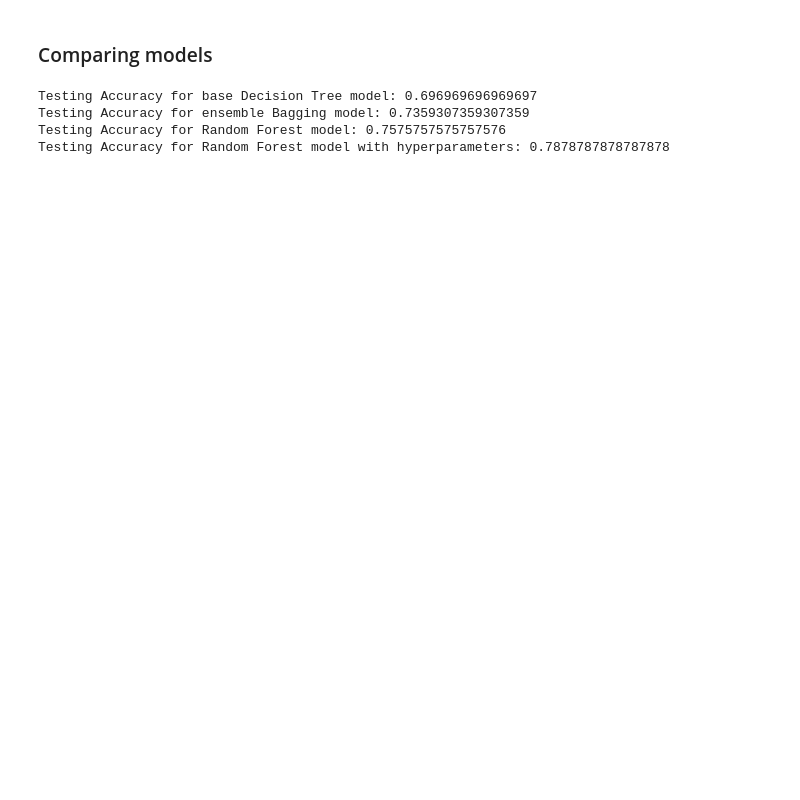
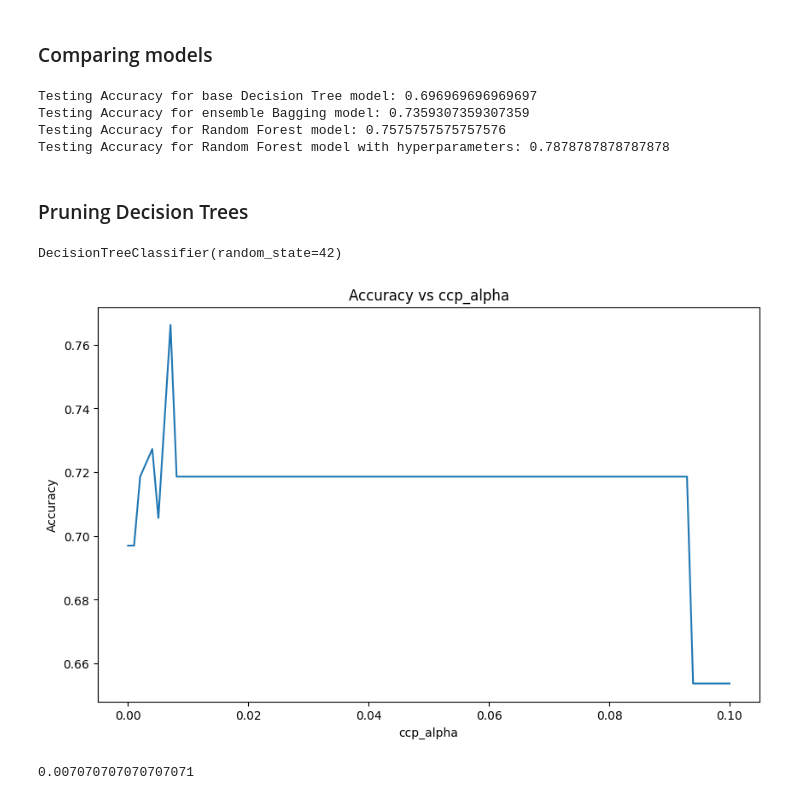
Before and after one commit to skills-cogrammar/C7-Lecture-Backpack, a Jupyter notebook: 3 - Data Science (DS)/Week 09/7 - Sunday/Lecture/Random_Forests_diabetes.ipynb, the cells around one changed output. Drawn from its saved outputs; the diff is of its cells as text; code cells hidden in the pictures; blank space fills up the shorter version.

Commit message:
Pruning

```diff
--- a/3 - Data Science (DS)/Week 09/7 - Sunday/Lecture/Random_Forests_diabetes.ipynb
+++ b/3 - Data Science (DS)/Week 09/7 - Sunday/Lecture/Random_Forests_diabetes.ipynb
@@ -273,3 +300,42 @@ Testing Accuracy for base Decision Tree model: 0.696969696969697
 Testing Accuracy for ensemble Bagging model: 0.7359307359307359
 Testing Accuracy for Random Forest model: 0.7575757575757576
 Testing Accuracy for Random Forest model with hyperparameters: 0.7878787878787878
+# %% [markdown]
+### Pruning Decision Trees
+# %%
+# Create a full Decision Tree classifier object
+r = 42
+full_tree = DecisionTreeClassifier(random_state=r)
+
+# Train the full tree classifier
+full_tree.fit(X_train, y_train)
+# %% [output]
+DecisionTreeClassifier(random_state=42)
+# %%
+# Create a range of ccp_alpha values
+ccp_alphas = np.linspace(0, 0.1, 100)
+
+# Train and evaluate the model for each ccp_alpha value
+accuracies = []
+for ccp_alpha in ccp_alphas:
+    tree = DecisionTreeClassifier(random_state=r, ccp_alpha=ccp_alpha)
+    tree.fit(X_train, y_train)
+    y_pred = tree.predict(X_test)
+    accuracy = accuracy_score(y_test, y_pred)
+    accuracies.append(accuracy)
+
+# Plot the accuracy vs ccp_alpha
+plt.figure(figsize=(10, 6))
+plt.plot(ccp_alphas, accuracies)
+plt.xlabel('ccp_alpha')
+plt.ylabel('Accuracy')
+plt.title('Accuracy vs ccp_alpha')
+plt.show()
+# %% [output]
+[figure, added]
+# %%
+# Best ccp_alpha value
+optimal_ccp_alpha = ccp_alphas[np.argmax(accuracies)]
+optimal_ccp_alpha
+# %% [output]
+0.007070707070707071
```
Also changed, not shown: parts of 12 cells of this notebook, 1 other file.
